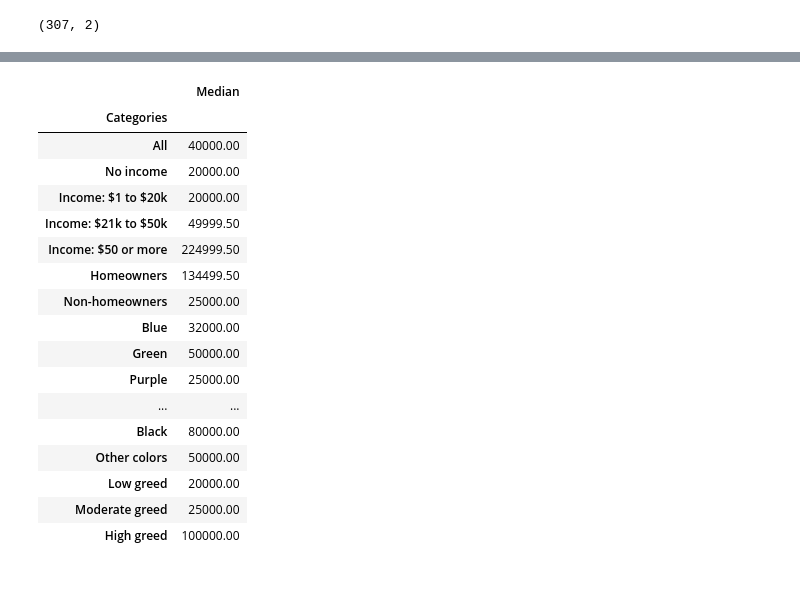
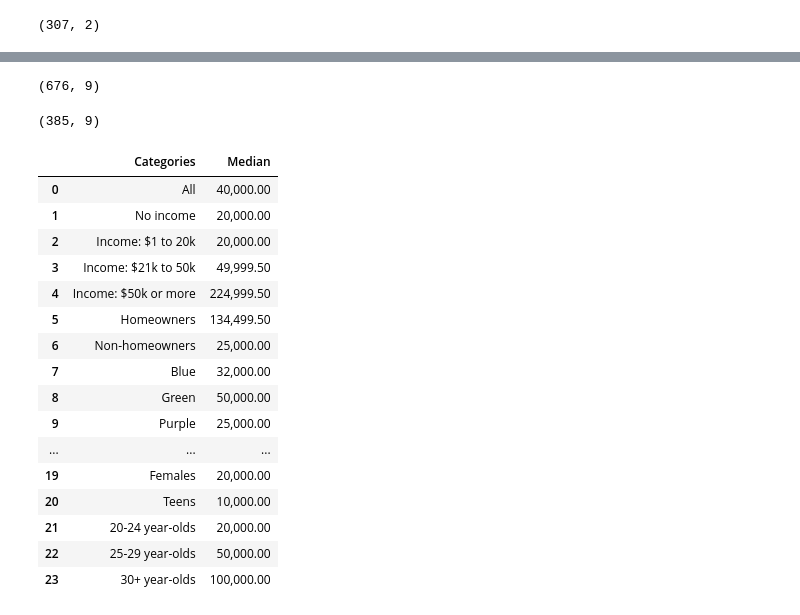
Before and after one commit to 120Davies/MMG, a Jupyter notebook: MMG_presentation.ipynb, the cells around one changed output, grey strips where cells are left out. Drawn from its saved outputs; the diff is of its cells as text; code cells hidden in the pictures; blank space fills up the shorter version.

```diff
--- a/MMG_presentation.ipynb
+++ b/MMG_presentation.ipynb
@@ -232,0 +256,3 @@ df_other.head()
+# %%
+df_age_i = df_age.reset_index()
+df_age_i.tail(1000)
@@ -232,0 +277,5 @@ df_other.head()
+# %%
+df_older = df_age_i.loc['833':'999']
+df_teens = df_age_i.loc['0':'273']
+df_low_20s = df_age_i.loc['274':'608']
+df_high_20s = df_age_i.loc['609':'832']
@@ -272,60 +306,79 @@ dtype: int64
+# %%
+df_male = df_total_raw[df_total_raw['gender'].isin(['Male'])]
+df_female = df_total_raw[df_total_raw['gender'].isin(['Female'])]
+print(df_male.shape)
+df_female.shape
+# %% [output]
+(676, 9)
+(385, 9)
 # %%
 # Make another DF to use in a histogram
 
 medians = {'Categories': ['All', 'No income',
-                          'Income: $1 to $20k',
-                          'Income: $21k to $50k',
-                          'Income: $50 or more',
+                          'Income: $1 to 20k',
+                          'Income: $21k to 50k',
+                          'Income: $50k or more',
                           'Homeowners',
                           'Non-homeowners',
                           'Blue',
                           'Green',
                           'Purple',
                           'Red',
                           'Orange',
                           'Yellow',
                           'Black',
                           'Other colors',
                           'Low greed',
                           'Moderate greed',
-                          'High greed'],
+                          'High greed',
+                          'Males',
+                          'Females',
+                          'Teens',
+                          '20-24 year-olds',
+                          '25-29 year-olds',
+                          '30+ year-olds'],
           'Median': [df_total_raw.money.median(),
                      df_income_q1.money.median(),
                      df_income_q2.money.median(),
                      df_income_q3.money.median(),
                      df_income_q4.money.median(),
                      df_homeowners.money.median(),
                      df_renters.money.median(),
                      df_blue.money.median(),
                      df_green.money.median(),
                      df_purple.money.median(),
                      df_red.money.median(),
                      df_orange.money.median(),
                      df_yellow.money.median(),
                      df_black.money.median(),
                      df_other.money.median(),
                      df_greed_low.money.median(),
                      df_greed_med.money.median(),
-                     df_greed_hi.money.median()]}
+                     df_greed_hi.money.median(),
+                     df_male.money.median(),
+                     df_female.money.median(),
+                     df_teens.money.median(),
+                     df_low_20s.money.median(),
+                     df_high_20s.money.median(),
+                     df_older.money.median()]}
 df_medians = pd.DataFrame(medians)
-df_medians = df_medians.set_index(['Categories'])
-df_medians.head(20)
+# df_medians = df_medians.set_index(['Categories'])
+df_medians.head(25)
 # %% [output]
-|  | Median |
-| Categories |  |
-| All | 40000.00 |
-| No income | 20000.00 |
-| Income: $1 to $20k | 20000.00 |
-| Income: $21k to $50k | 49999.50 |
-| Income: $50 or more | 224999.50 |
-| Homeowners | 134499.50 |
-| Non-homeowners | 25000.00 |
-| Blue | 32000.00 |
-| Green | 50000.00 |
-| Purple | 25000.00 |
-| ... | ... |
-| Black | 80000.00 |
-| Other colors | 50000.00 |
-| Low greed | 20000.00 |
-| Moderate greed | 25000.00 |
-| High greed | 100000.00 |
+|  | Categories | Median |
+| 0 | All | 40,000.00 |
+| 1 | No income | 20,000.00 |
+| 2 | Income: $1 to 20k | 20,000.00 |
+| 3 | Income: $21k to 50k | 49,999.50 |
+| 4 | Income: $50k or more | 224,999.50 |
+| 5 | Homeowners | 134,499.50 |
+| 6 | Non-homeowners | 25,000.00 |
+| 7 | Blue | 32,000.00 |
+| 8 | Green | 50,000.00 |
+| 9 | Purple | 25,000.00 |
+| ... | ... | ... |
+| 19 | Females | 20,000.00 |
+| 20 | Teens | 10,000.00 |
+| 21 | 20-24 year-olds | 20,000.00 |
+| 22 | 25-29 year-olds | 50,000.00 |
+| 23 | 30+ year-olds | 100,000.00 |
```
Also changed, not shown: parts of 23 cells of this notebook.
